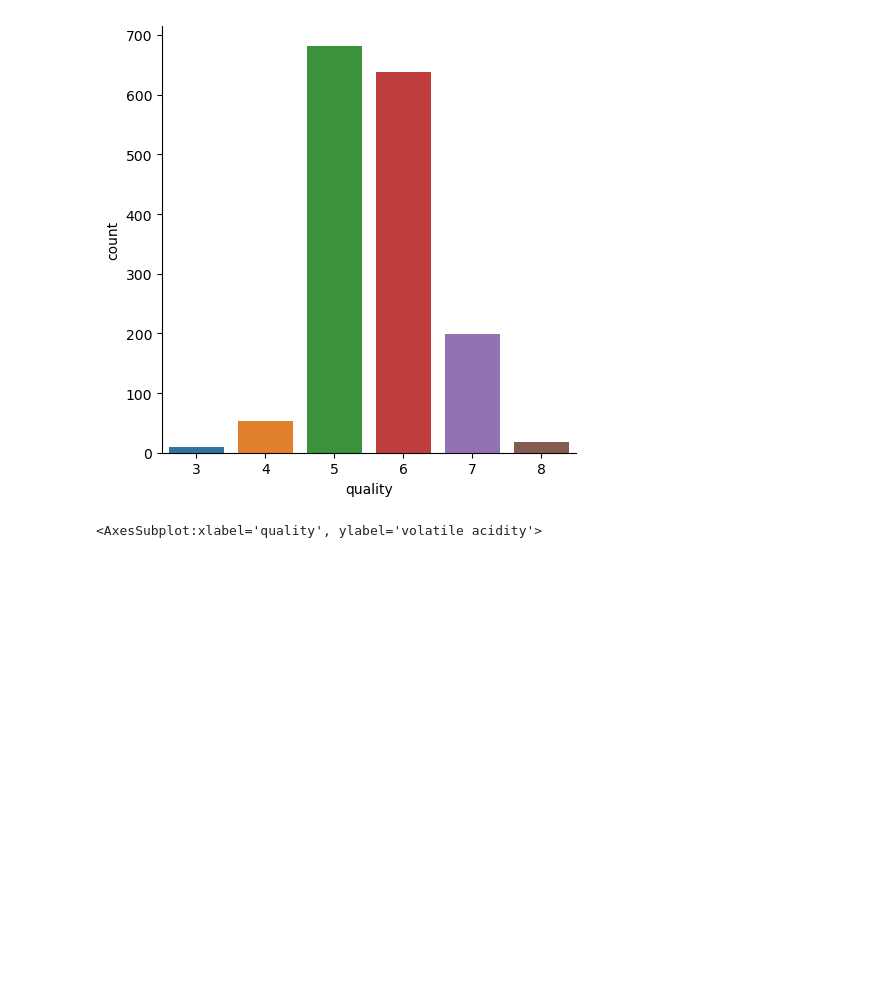
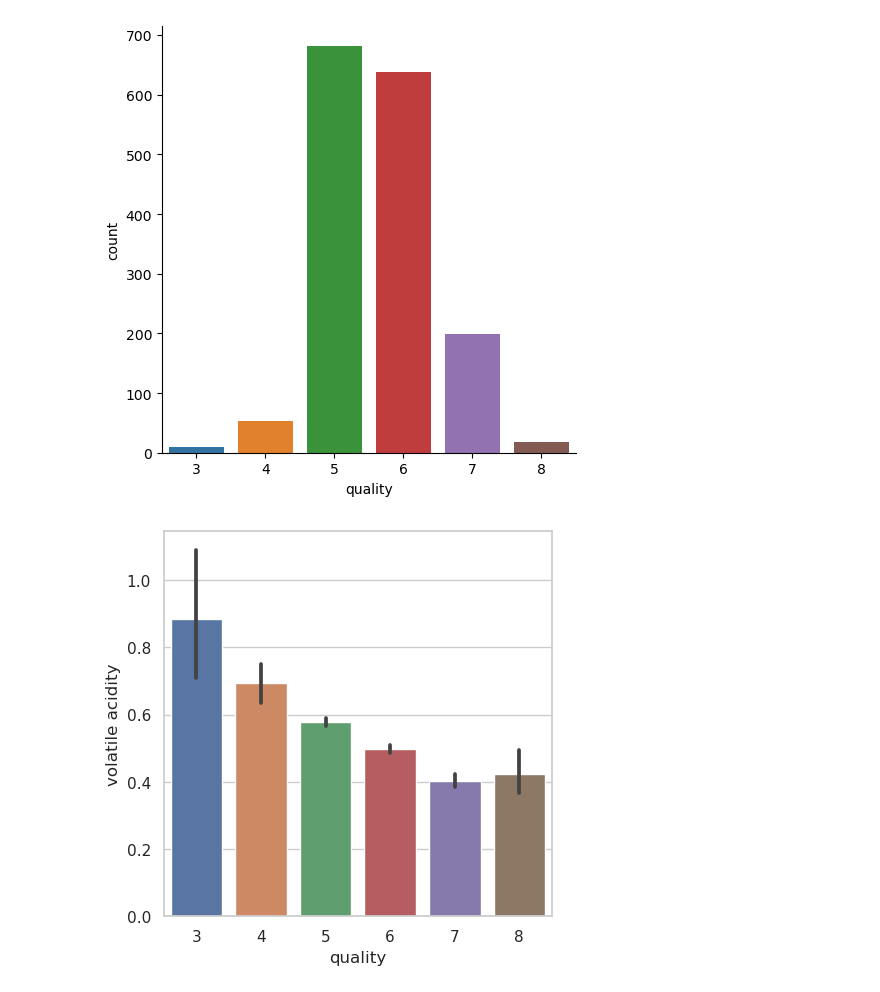
Before and after one commit to Nargesmohammadi/Machine-Learining-Projects, a Jupyter notebook: Wine quality prediction/Wine quality prediction.ipynb, the cells around one changed output. Cells and saved outputs as stored; diff of their text form; code cells hidden in the pictures; blank space fills up the shorter version.

```diff
--- a/Wine quality prediction/Wine quality prediction.ipynb
+++ b/Wine quality prediction/Wine quality prediction.ipynb
@@ -57,8 +58,10 @@ sns.catplot(x='quality',data=data,kind='count')
 <seaborn.axisgrid.FacetGrid at 0x...>
 [figure]
 # %%
-#volatile acidity and quality
+#volatile acidity and qualit
+sns.set(style="whitegrid")
 plot = plt.figure(figsize=(5,5))
 sns.barplot(x='quality', y='volatile acidity', data=data)
+plt.show()
 # %% [output]
-<AxesSubplot:xlabel='quality', ylabel='volatile acidity'>
+[figure, added]
```
Also changed, not shown: parts of 5 cells of this notebook.
